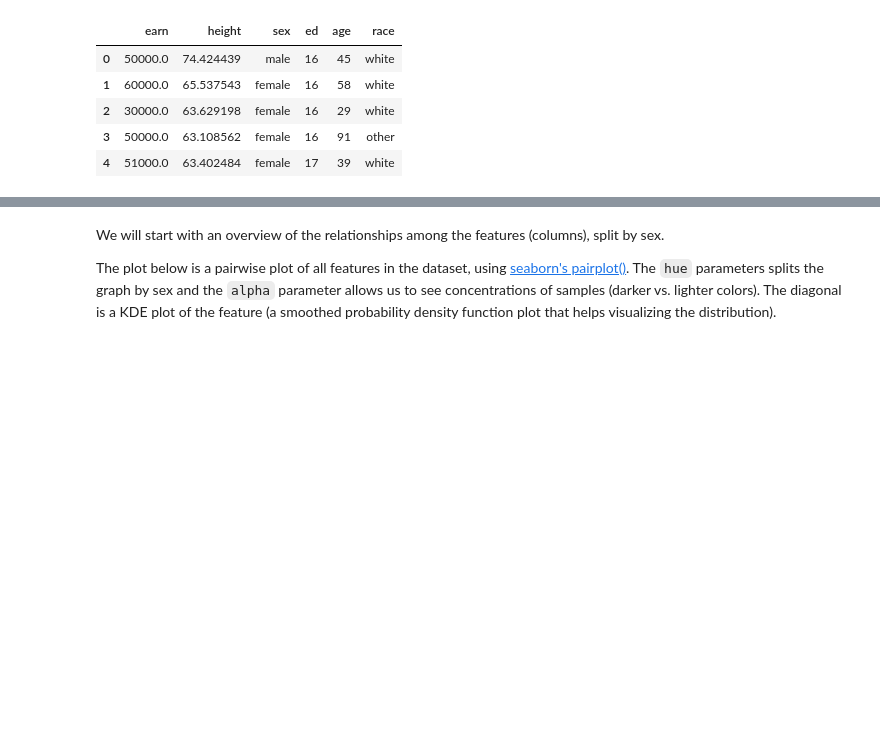
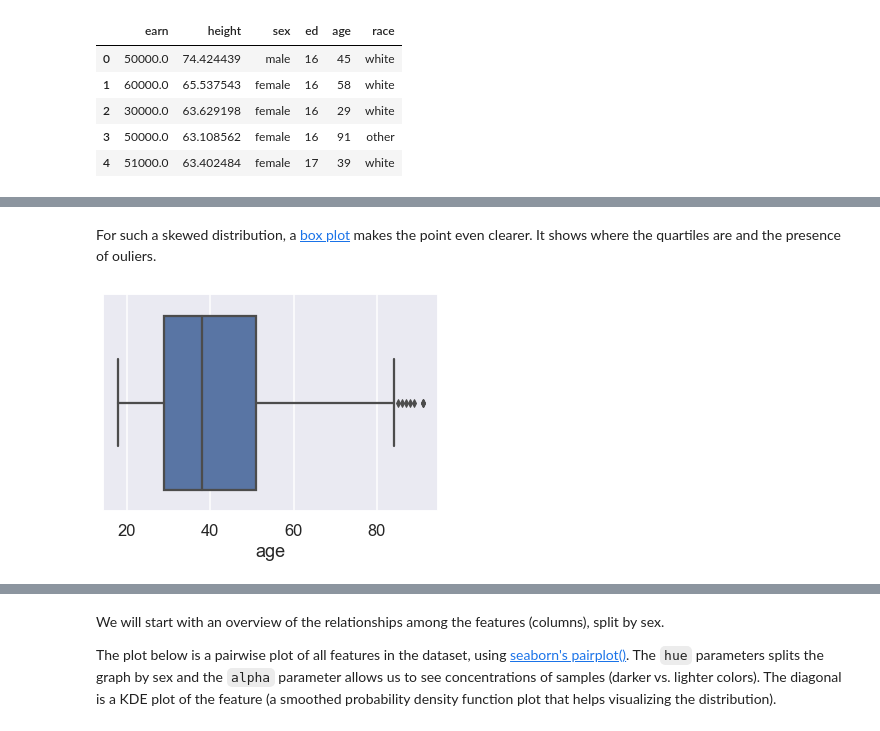
Before and after one commit to fau-masters-collected-works-cgarbin/ieee-icmla-2019-data-science-tutorial, a Jupyter notebook: 2-statistics-and-data-science.ipynb, the cells around one changed output, grey strips where cells are left out. Saved outputs shown, nothing was run; the diff lists cells and outputs as text; code cells hidden in the pictures; blank space fills up the shorter version.

```diff
--- a/2-statistics-and-data-science.ipynb
+++ b/2-statistics-and-data-science.ipynb
@@ -22,0 +70,6 @@ Our working hypothesis is that employees performing the same function should hav
+# %% [markdown]
+For such a skewed distribution, a [box plot](https://en.wikipedia.org/wiki/Box_plot) makes the point even clearer. It shows where the quartiles are and the presence of ouliers.
+# %%
+sns.boxplot(salaries.age);
+# %% [output]
+[figure, added]
```
Also changed, not shown: parts of 60 cells of this notebook.
